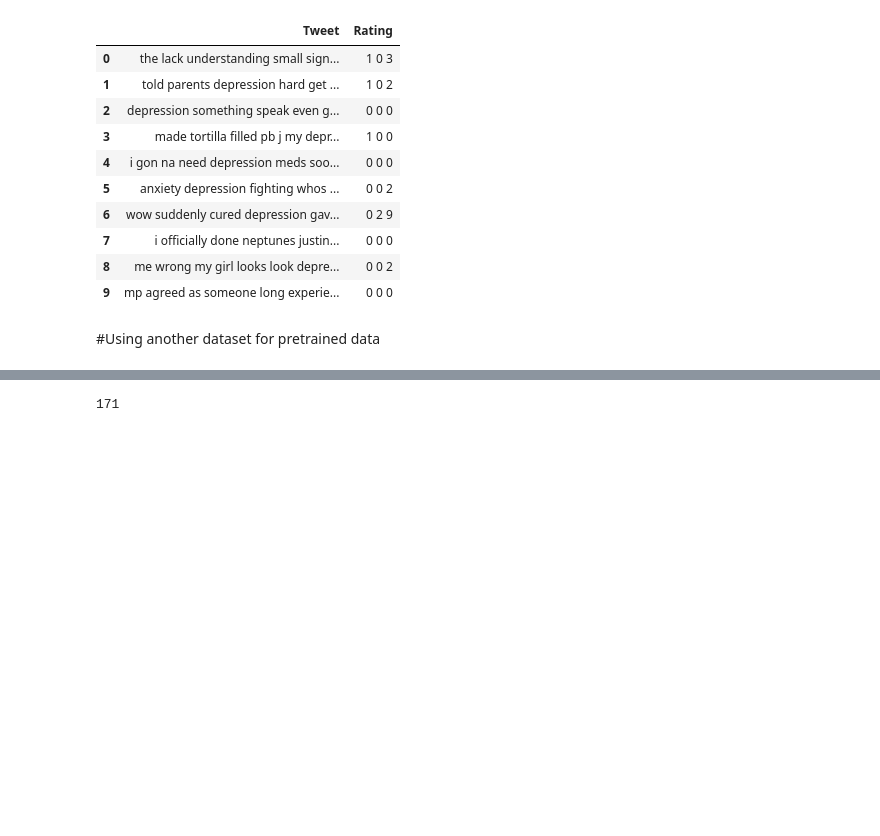
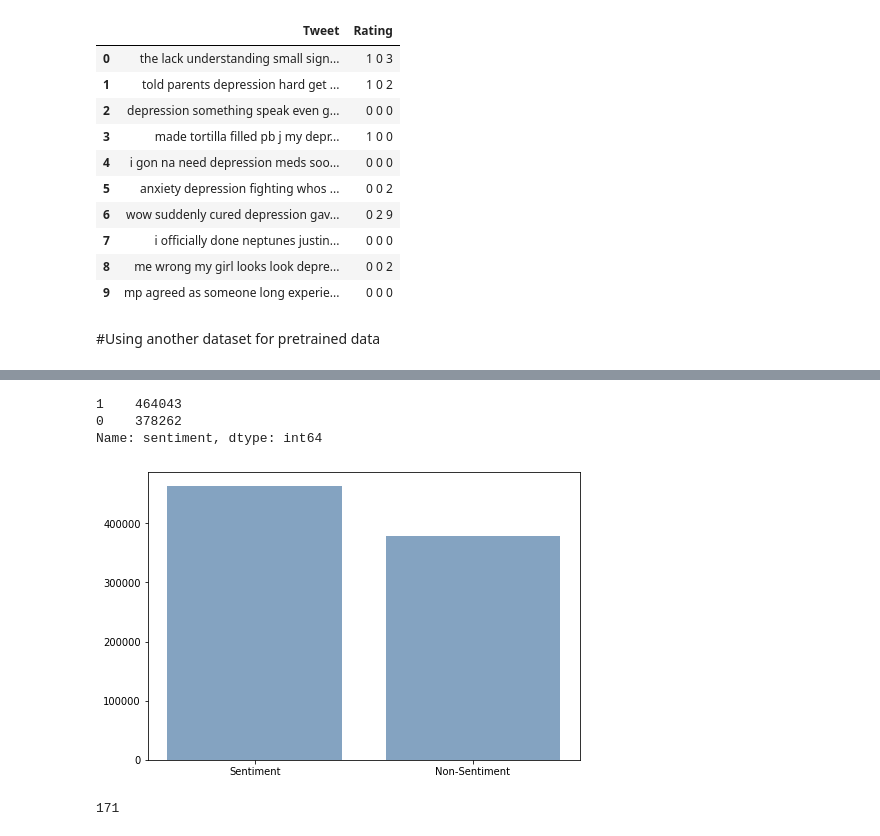
Before and after one commit to Rifat951/Depression-detection-using-Twitter-Dataset, a Jupyter notebook: AML_Data_Preprocessing.ipynb, the cells around one changed output, grey strips where cells are left out. Saved outputs shown, nothing was run; the diff lists cells and outputs as text; code cells hidden in the pictures; blank space fills up the shorter version.

```diff
--- a/AML_Data_Preprocessing.ipynb
+++ b/AML_Data_Preprocessing.ipynb
@@ -514,3 +467,24 @@ Shape of Dataset ->  (842305, 2)
+# %%
+twitter_disp1 = twitter["sentiment"].value_counts()
+twitter_disp1.head()
+# %% [output]
+1    464043
+0    378262
+Name: sentiment, dtype: int64
+# %%
+#df2 = pd.DataFrame([[1, 3131, 0.3125], [2, 19, 0.06250], [5, 2, 0.15625],[3, 2, 0.09375], [15, 1, 0.46875]],columns=['UniqueVal', 'Count', 'Weigth'])
+#[[3131, 1, 0.3125], [19, 2, 0.06250], [2, 5, 0.15625],[2, 3, 0.09375], [1, 15, 0.46875]]
+#ax2 = df2.plot.scatter(x='UniqueVal',y='Count', c='Weigth',colormap='viridis')
+
+fig = plt.figure()
+ax = fig.add_axes([0,0,1,1])
+langs = ['Sentiment', 'Non-Sentiment']
+width = 0.2
+students = [464043, 378262]
+ax.bar(langs,students, color=(0.2, 0.4, 0.6, 0.6))
+plt.show()
+# %% [output]
+[figure, added]
 # %%
 data = pd.concat([twitter ], axis= 0)
 del twitter
```
Also changed, not shown: parts of 11 cells of this notebook.
